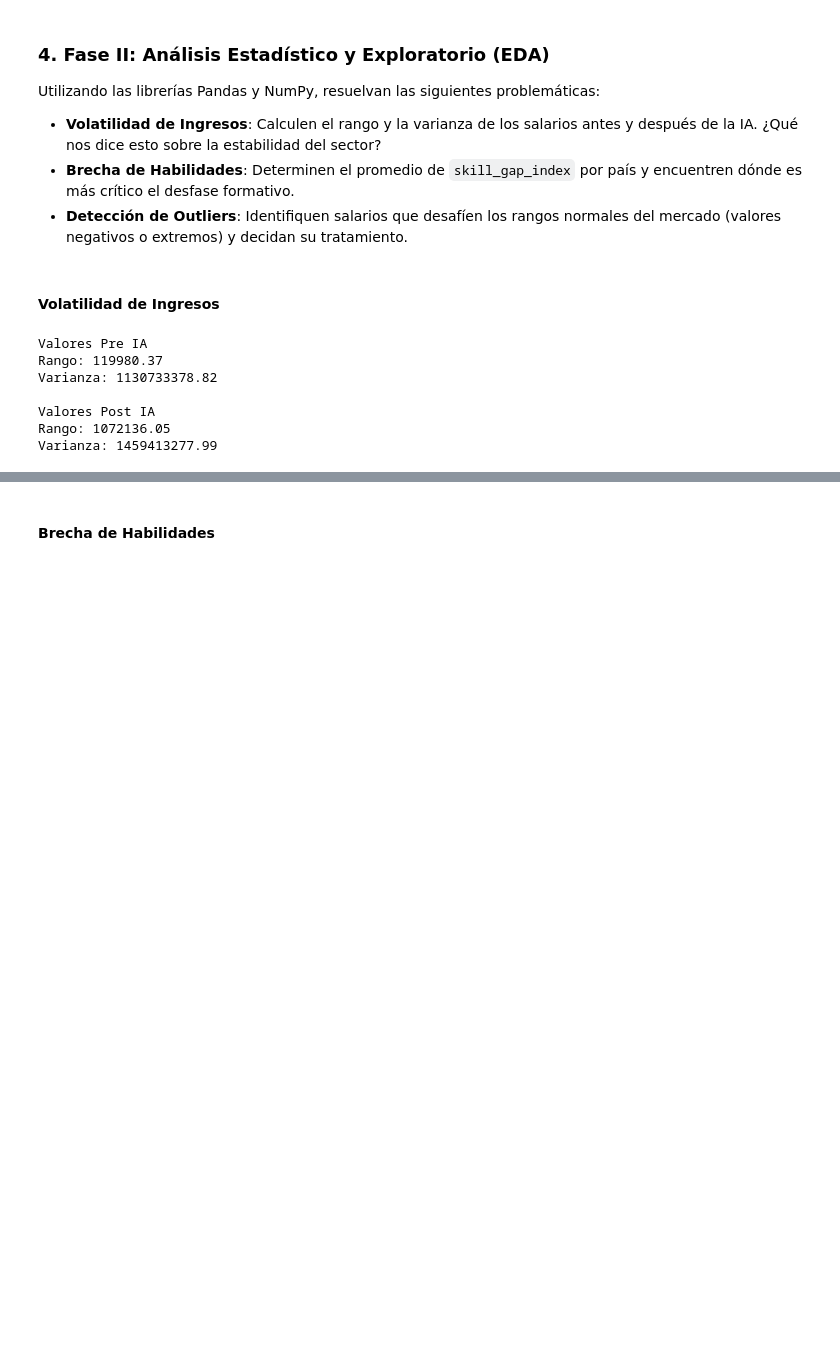
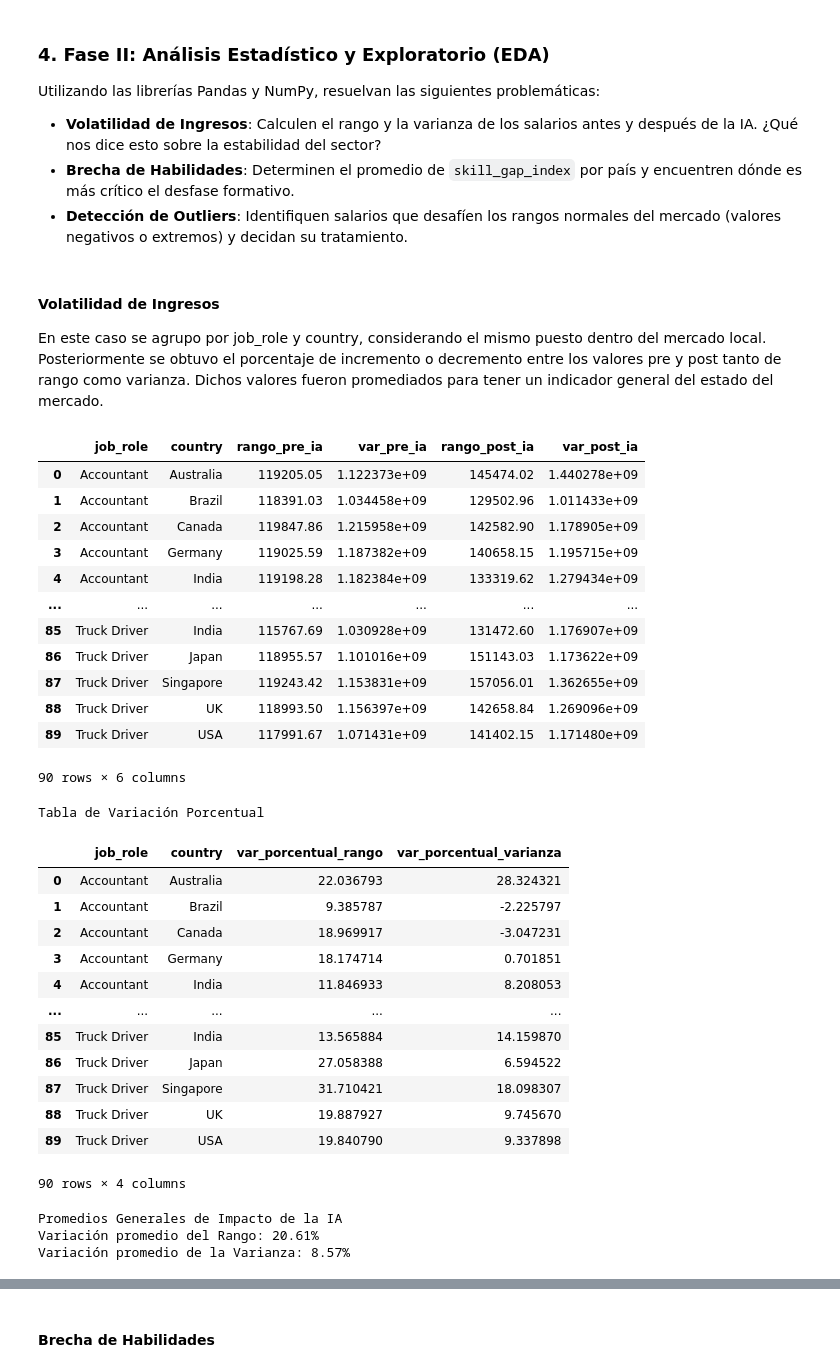
Before and after one commit to AuDibu/TPFundCienciaDatosG2UNAHUR2C2026, a Jupyter notebook: DocumentosDeTrabajo/TP-FundamentosCienciasDatos.ipynb, the cells around one changed output, grey strips where cells are left out. Drawn from its saved outputs; the diff is of its cells as text; code cells hidden in the pictures; blank space fills up the shorter version.

```diff
--- a/DocumentosDeTrabajo/TP-FundamentosCienciasDatos.ipynb
+++ b/DocumentosDeTrabajo/TP-FundamentosCienciasDatos.ipynb
@@ -283,25 +298,71 @@ Utilizando las librerías Pandas y NumPy, resuelvan las siguientes problemática
 - **Detección de Outliers**: Identifiquen salarios que desafíen los rangos normales del mercado (valores negativos o extremos) y decidan su tratamiento.
 # %% [markdown]
 #### Volatilidad de Ingresos
+
+En este caso se agrupo por job_role y country, considerando el mismo puesto dentro del mercado local. Posteriormente se obtuvo el porcentaje de incremento o decremento entre los valores pre y post tanto de rango como varianza. Dichos valores fueron promediados para tener un indicador general del estado del mercado.
 # %%
-var_antes = df['salary_before_usd'].var()
-var_despues = df['salary_after_usd'].var()
+grupos = df.groupby(['job_role', 'country'])
 
-rango_antes = df['salary_before_usd'].max() - df['salary_before_usd'].min()
-rango_despues = df['salary_after_usd'].max() - df['salary_after_usd'].min()
+varianzas = grupos[['salary_before_usd', 'salary_after_usd']].var()
+maximos = grupos[['salary_before_usd', 'salary_after_usd']].max()
+minimos = grupos[['salary_before_usd', 'salary_after_usd']].min()
 
-print("Valores Pre IA")
-print(f"Rango: {rango_antes}")
-print(f"Varianza: {var_antes:.2f}")
+volatilidad_df = varianzas.rename(columns={'salary_before_usd': 'var_pre_ia','salary_after_usd': 'var_post_ia'})
 
-print("\nValores Post IA")
-print(f"Rango: {rango_despues}")
-print(f"Varianza: {var_despues:.2f}")
+volatilidad_df['rango_pre_ia'] = maximos['salary_before_usd'] - minimos['salary_before_usd']
+volatilidad_df['rango_post_ia'] = maximos['salary_after_usd'] - minimos['salary_after_usd']
+
+columnas_finales = ['rango_pre_ia', 'var_pre_ia', 'rango_post_ia', 'var_post_ia']
+volatilidad_df = volatilidad_df[columnas_finales].reset_index()
+
+display(volatilidad_df)
+
+volatilidad_df['var_porcentual_rango'] = ((volatilidad_df['rango_post_ia'] - volatilidad_df['rango_pre_ia']) / volatilidad_df['rango_pre_ia']) * 100
+volatilidad_df['var_porcentual_varianza'] = ((volatilidad_df['var_post_ia'] - volatilidad_df['var_pre_ia']) / volatilidad_df['var_pre_ia']) * 100
+
+volatilidad_df = volatilidad_df.replace([np.inf, -np.inf], np.nan)
+
+columnas_variacion = ['job_role', 'country', 'var_porcentual_rango', 'var_porcentual_varianza']
+
+tabla_variacion = volatilidad_df[columnas_variacion]
+
+print("Tabla de Variación Porcentual")
+display(tabla_variacion)
+
+promedio_var_rango = tabla_variacion['var_porcentual_rango'].mean()
+promedio_var_varianza = tabla_variacion['var_porcentual_varianza'].mean()
+
+print("\nPromedios Generales de Impacto de la IA")
+print(f"Variación promedio del Rango: {promedio_var_rango:.2f}%")
+print(f"Variación promedio de la Varianza: {promedio_var_varianza:.2f}%")
 # %% [output]
+|  | job_role | country | rango_pre_ia | var_pre_ia | rango_post_ia | var_post_ia |
+| 0 | Accountant | Australia | 119205.05 | 1.122373e+09 | 145474.02 | 1.440278e+09 |
+| 1 | Accountant | Brazil | 118391.03 | 1.034458e+09 | 129502.96 | 1.011433e+09 |
+| 2 | Accountant | Canada | 119847.86 | 1.215958e+09 | 142582.90 | 1.178905e+09 |
+| 3 | Accountant | Germany | 119025.59 | 1.187382e+09 | 140658.15 | 1.195715e+09 |
+| 4 | Accountant | India | 119198.28 | 1.182384e+09 | 133319.62 | 1.279434e+09 |
+| ... | ... | ... | ... | ... | ... | ... |
+| 85 | Truck Driver | India | 115767.69 | 1.030928e+09 | 131472.60 | 1.176907e+09 |
+| 86 | Truck Driver | Japan | 118955.57 | 1.101016e+09 | 151143.03 | 1.173622e+09 |
+| 87 | Truck Driver | Singapore | 119243.42 | 1.153831e+09 | 157056.01 | 1.362655e+09 |
+| 88 | Truck Driver | UK | 118993.50 | 1.156397e+09 | 142658.84 | 1.269096e+09 |
+| 89 | Truck Driver | USA | 117991.67 | 1.071431e+09 | 141402.15 | 1.171480e+09 |
-Valores Pre IA
-Rango: 119980.37
-Varianza: 1130733378.82
-
-Valores Post IA
-Rango: 1072136.05
-Varianza: 1459413277.99
+90 rows × 6 columns
+Tabla de Variación Porcentual
+|  | job_role | country | var_porcentual_rango | var_porcentual_varianza |
+| 0 | Accountant | Australia | 22.036793 | 28.324321 |
+| 1 | Accountant | Brazil | 9.385787 | -2.225797 |
+| 2 | Accountant | Canada | 18.969917 | -3.047231 |
+| 3 | Accountant | Germany | 18.174714 | 0.701851 |
+| 4 | Accountant | India | 11.846933 | 8.208053 |
+| ... | ... | ... | ... | ... |
+| 85 | Truck Driver | India | 13.565884 | 14.159870 |
+| 86 | Truck Driver | Japan | 27.058388 | 6.594522 |
+| 87 | Truck Driver | Singapore | 31.710421 | 18.098307 |
+| 88 | Truck Driver | UK | 19.887927 | 9.745670 |
+| 89 | Truck Driver | USA | 19.840790 | 9.337898 |
+90 rows × 4 columns
+Promedios Generales de Impacto de la IA
+Variación promedio del Rango: 20.61%
+Variación promedio de la Varianza: 8.57%
```
Also changed, not shown: parts of 7 cells of this notebook.
